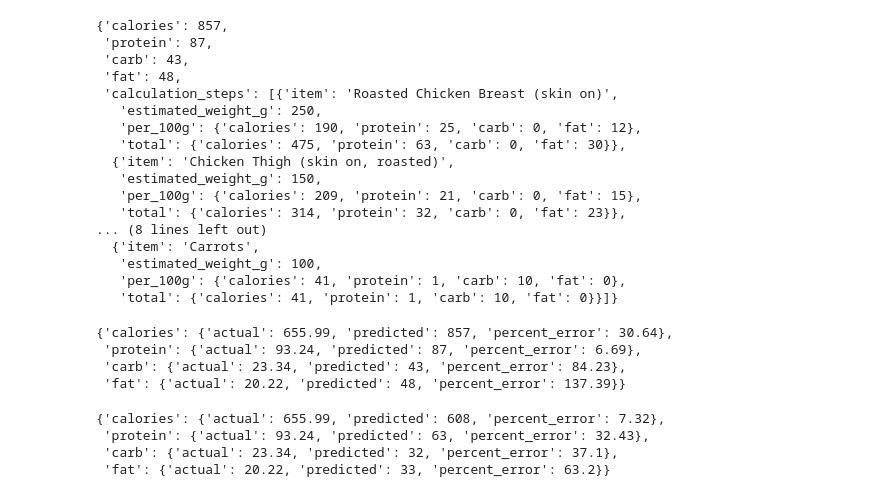
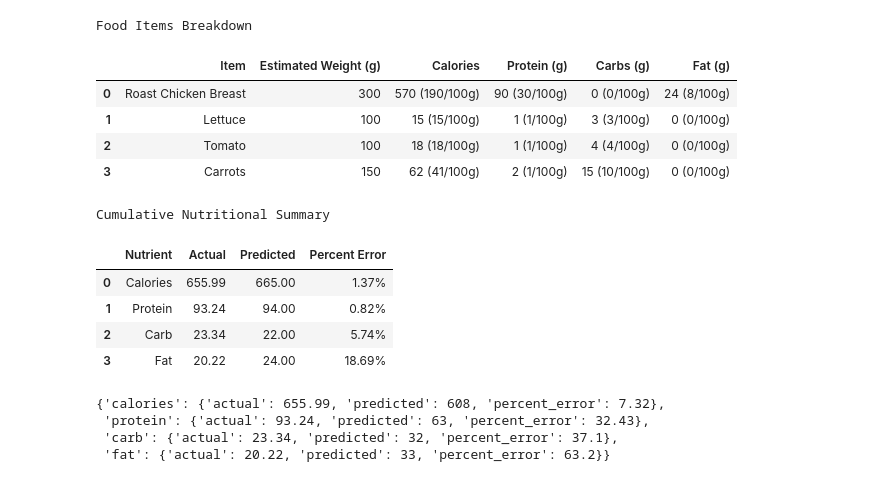
Before and after one commit to pattssun/FitHub, a Jupyter notebook: main.ipynb, the cells around one changed output. Cells and saved outputs as stored; diff of their text form; code cells hidden in the pictures.

```diff
--- a/main.ipynb
+++ b/main.ipynb
@@ -203,32 +219,21 @@ percent_error_1
 # %%
-predicted_data_2 = json.loads(get_predicted_data("images/2.png"))
-predicted_data_2
+predicted_data_2 = get_predicted_data("images/2.png")
+formatted_predicted_data_2 = format_predicted_data(predicted_data_2, "images/2.png")
+display(formatted_predicted_data_2["items"])
+display(formatted_predicted_data_2["summary"])
 # %% [output]
-{'calories': 857,
- 'protein': 87,
- 'carb': 43,
- 'fat': 48,
- 'calculation_steps': [{'item': 'Roasted Chicken Breast (skin on)',
-   'estimated_weight_g': 250,
-   'per_100g': {'calories': 190, 'protein': 25, 'carb': 0, 'fat': 12},
-   'total': {'calories': 475, 'protein': 63, 'carb': 0, 'fat': 30}},
-  {'item': 'Chicken Thigh (skin on, roasted)',
-   'estimated_weight_g': 150,
-   'per_100g': {'calories': 209, 'protein': 21, 'carb': 0, 'fat': 15},
-   'total': {'calories': 314, 'protein': 32, 'carb': 0, 'fat': 23}},
-... (8 lines left out)
-  {'item': 'Carrots',
-   'estimated_weight_g': 100,
-   'per_100g': {'calories': 41, 'protein': 1, 'carb': 10, 'fat': 0},
-   'total': {'calories': 41, 'protein': 1, 'carb': 10, 'fat': 0}}]}
+Food Items Breakdown
+|  | Item | Estimated Weight (g) | Calories | Protein (g) | Carbs (g) | Fat (g) |
+| 0 | Roast Chicken Breast | 300 | 570 (190/100g) | 90 (30/100g) | 0 (0/100g) | 24 (8/100g) |
+| 1 | Lettuce | 100 | 15 (15/100g) | 1 (1/100g) | 3 (3/100g) | 0 (0/100g) |
+| 2 | Tomato | 100 | 18 (18/100g) | 1 (1/100g) | 4 (4/100g) | 0 (0/100g) |
+| 3 | Carrots | 150 | 62 (41/100g) | 2 (1/100g) | 15 (10/100g) | 0 (0/100g) |
+Cumulative Nutritional Summary
+|  | Nutrient | Actual | Predicted | Percent Error |
+| 0 | Calories | 655.99 | 665.00 | 1.37% |
+| 1 | Protein | 93.24 | 94.00 | 0.82% |
+| 2 | Carb | 23.34 | 22.00 | 5.74% |
+| 3 | Fat | 20.22 | 24.00 | 18.69% |
-# %%
-percent_error_2 = get_percent_error("images/2.png", predicted_data_2)
-percent_error_2
-# %% [output]
-{'calories': {'actual': 655.99, 'predicted': 857, 'percent_error': 30.64},
- 'protein': {'actual': 93.24, 'predicted': 87, 'percent_error': 6.69},
- 'carb': {'actual': 23.34, 'predicted': 43, 'percent_error': 84.23},
- 'fat': {'actual': 20.22, 'predicted': 48, 'percent_error': 137.39}}
 # %%
 percent_error_2 = get_percent_error("images/2.png")
 percent_error_2
```
Also changed, not shown: parts of 19 cells of this notebook, 2 other files.
